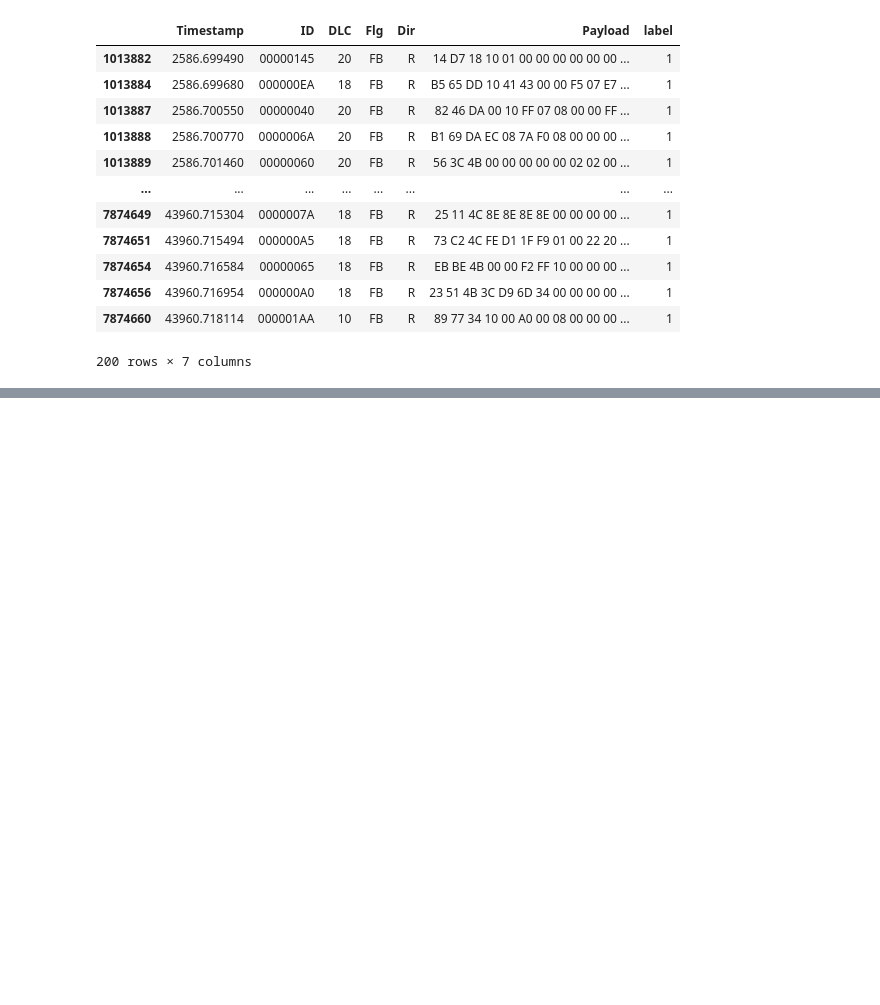
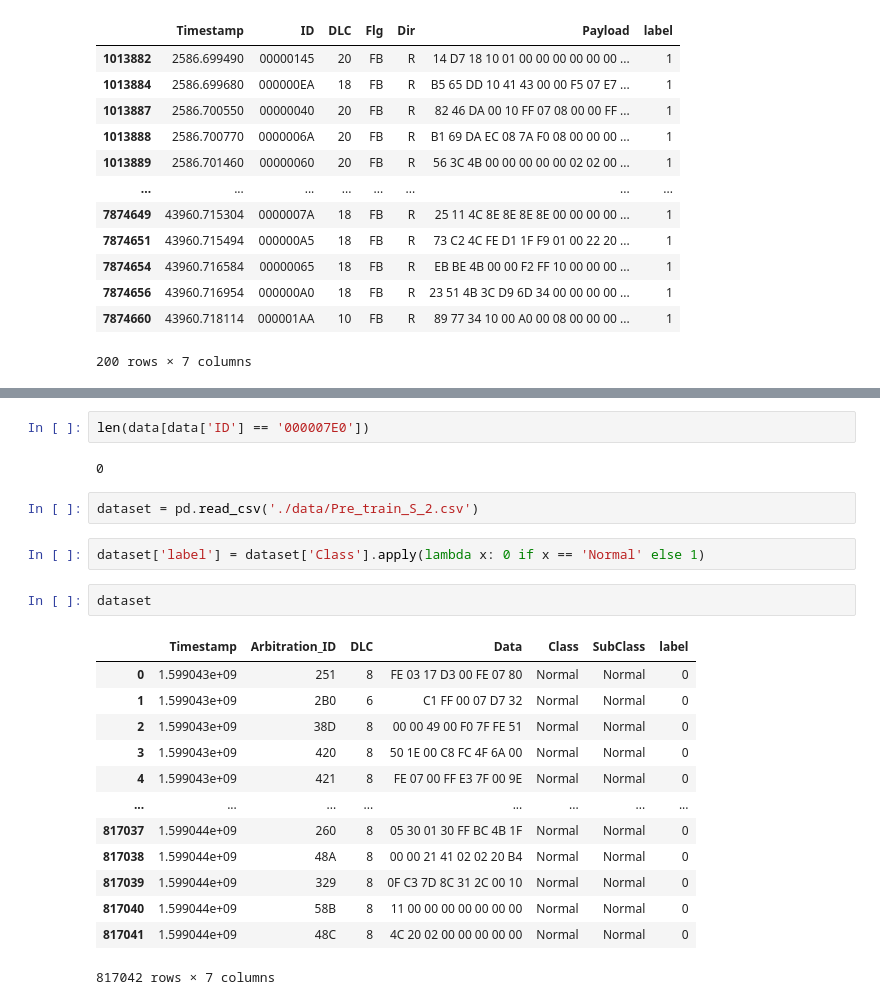
Before and after one commit to CJW-MAPU/Canttack, a Jupyter notebook: canttackTest.ipynb, the cells around one changed output, grey strips where cells are left out. Saved outputs shown, nothing was run; the diff lists cells and outputs as text; blank space fills up the shorter version.

```diff
--- a/canttackTest.ipynb
+++ b/canttackTest.ipynb
@@ -360,0 +703,24 @@ test[test['label'] == 1]
+# %%
+len(data[data['ID'] == '000007E0'])
+# %% [output]
+0
+# %%
+dataset = pd.read_csv('./data/Pre_train_S_2.csv')
+# %%
+dataset['label'] = dataset['Class'].apply(lambda x: 0 if x == 'Normal' else 1)
+# %%
+dataset
+# %% [output]
+|  | Timestamp | Arbitration_ID | DLC | Data | Class | SubClass | label |
+| 0 | 1.599043e+09 | 251 | 8 | FE 03 17 D3 00 FE 07 80 | Normal | Normal | 0 |
+| 1 | 1.599043e+09 | 2B0 | 6 | C1 FF 00 07 D7 32 | Normal | Normal | 0 |
+| 2 | 1.599043e+09 | 38D | 8 | 00 00 49 00 F0 7F FE 51 | Normal | Normal | 0 |
+| 3 | 1.599043e+09 | 420 | 8 | 50 1E 00 C8 FC 4F 6A 00 | Normal | Normal | 0 |
+| 4 | 1.599043e+09 | 421 | 8 | FE 07 00 FF E3 7F 00 9E | Normal | Normal | 0 |
+| ... | ... | ... | ... | ... | ... | ... | ... |
+| 817037 | 1.599044e+09 | 260 | 8 | 05 30 01 30 FF BC 4B 1F | Normal | Normal | 0 |
+| 817038 | 1.599044e+09 | 48A | 8 | 00 00 21 41 02 02 20 B4 | Normal | Normal | 0 |
+| 817039 | 1.599044e+09 | 329 | 8 | 0F C3 7D 8C 31 2C 00 10 | Normal | Normal | 0 |
+| 817040 | 1.599044e+09 | 58B | 8 | 11 00 00 00 00 00 00 00 | Normal | Normal | 0 |
+| 817041 | 1.599044e+09 | 48C | 8 | 4C 20 02 00 00 00 00 00 | Normal | Normal | 0 |
+817042 rows × 7 columns
```
Also changed, not shown: parts of 96 cells of this notebook, 6 other files.
